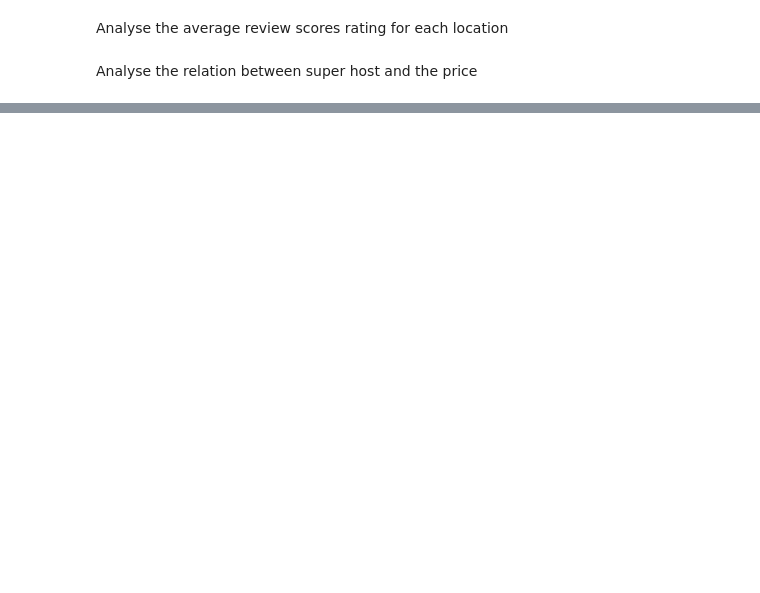
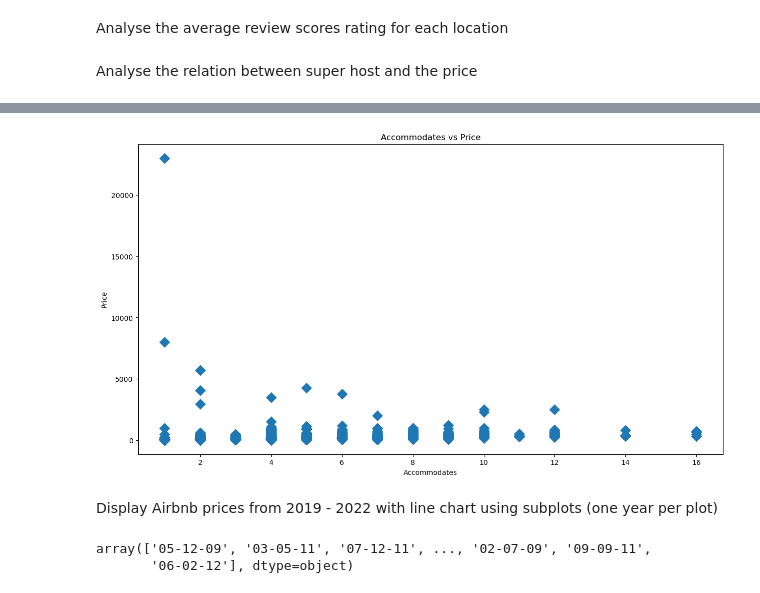
Before and after one commit to khadidja2023M/COM_728_Airbnb, a Jupyter notebook: Main.ipynb, the cells around one changed output, grey strips where cells are left out. Saved outputs shown, nothing was run; the diff lists cells and outputs as text; code cells hidden in the pictures; blank space fills up the shorter version.

```diff
--- a/Main.ipynb
+++ b/Main.ipynb
@@ -162,0 +343,17 @@ tui.display_average_price_host_is_superhost(data)
+# %%
+fig = plt.figure(figsize=(15,8)) #Create figure object and set up the size of figure
+
+plt.scatter(data["accommodates"], data["price"], marker='D', s=100)
+plt.xlabel('Accommodates')
+plt.ylabel('Price')
+plt.title('Accommodates vs Price')
+plt.show()
+# %% [output]
+[figure, added]
+# %% [markdown]
+Display Airbnb prices from 2019 - 2022 with line chart using subplots (one year per plot)
+# %%
+data['host_since'].values
+# %% [output]
+array(['05-12-09', '03-05-11', '07-12-11', ..., '02-07-09', '09-09-11',
+       '06-02-12'], dtype=object)
```
Also changed, not shown: parts of 26 cells of this notebook, 3 other files.
